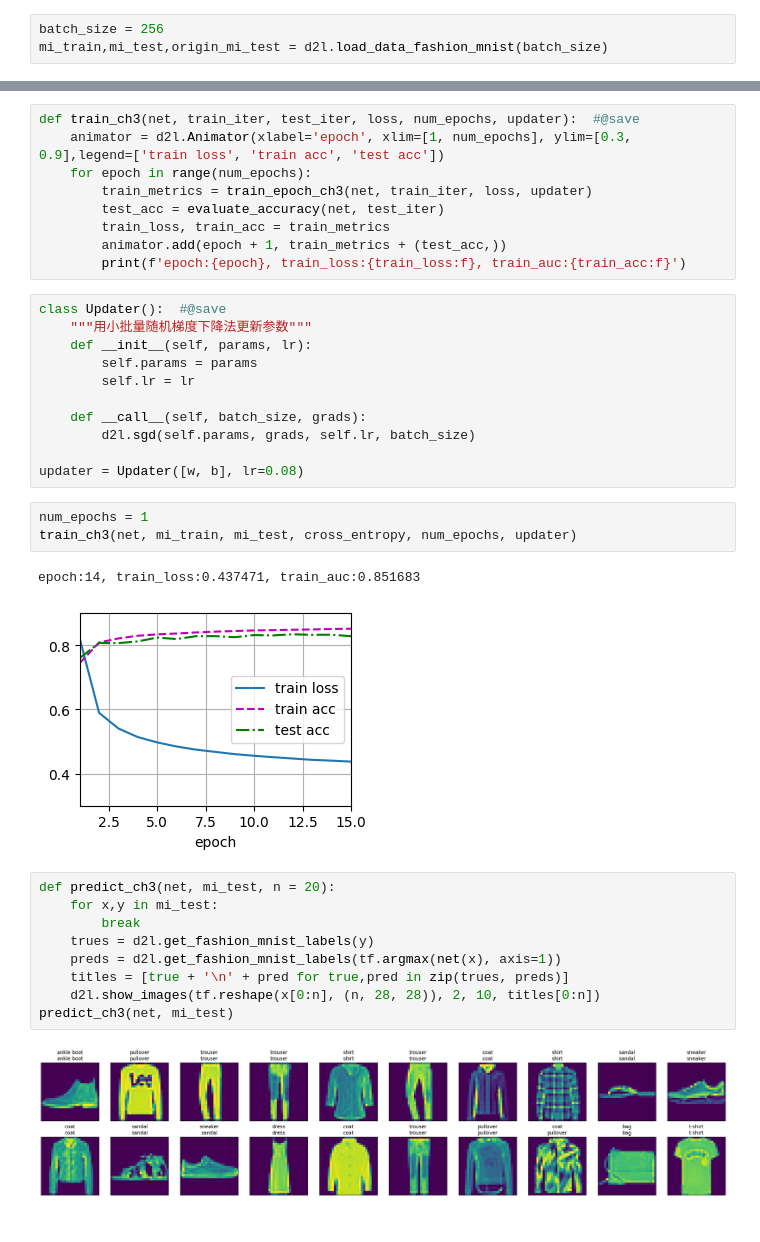
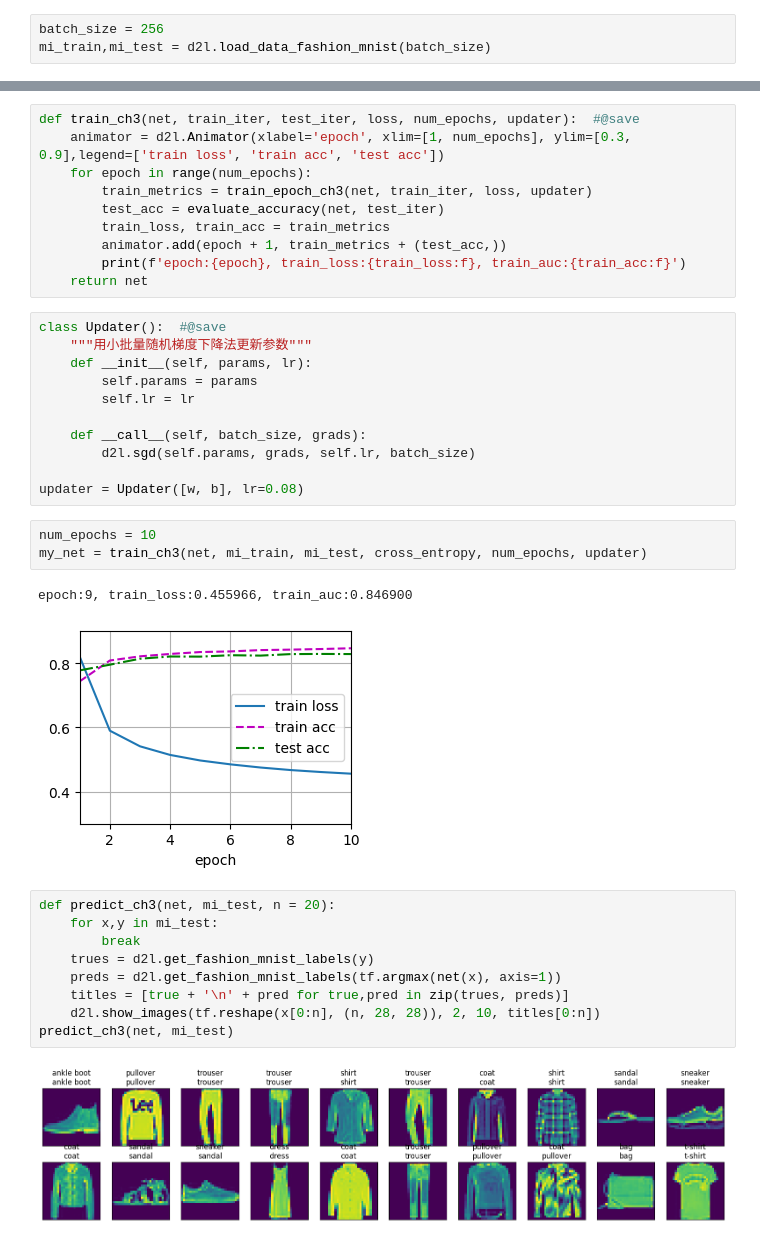
Before and after one commit to junhuster/machine-learning, a Jupyter notebook: tf-dev/d2l/jupyter/part_0/d2l_3_6.ipynb, the cells around one changed output, grey strips where cells are left out. Drawn from its saved outputs; the diff is of its cells as text.

```diff
--- a/tf-dev/d2l/jupyter/part_0/d2l_3_6.ipynb
+++ b/tf-dev/d2l/jupyter/part_0/d2l_3_6.ipynb
@@ -13,7 +13,7 @@ The autoreload extension is already loaded. To reload it, use:
 Memory growth enabled for PhysicalDevice(name='/physical_device:GPU:0', device_type='GPU'): True
 # %%
 batch_size = 256
-mi_train,mi_test,origin_mi_test = d2l.load_data_fashion_mnist(batch_size)
+mi_train,mi_test = d2l.load_data_fashion_mnist(batch_size)
 # %%
 num_inputs = 784
 num_outputs = 10
@@ -100,6 +100,7 @@ def train_ch3(net, train_iter, test_iter, loss, num_epochs, updater):  #@save
         train_loss, train_acc = train_metrics
         animator.add(epoch + 1, train_metrics + (test_acc,))
         print(f'epoch:{epoch}, train_loss:{train_loss:f}, train_auc:{train_acc:f}')
+    return net
 # %%
 class Updater():  #@save
     """用小批量随机梯度下降法更新参数"""
@@ -112,11 +113,11 @@ class Updater():  #@save
 
 updater = Updater([w, b], lr=0.08)
 # %%
-num_epochs = 1
-train_ch3(net, mi_train, mi_test, cross_entropy, num_epochs, updater)
+num_epochs = 10
+my_net = train_ch3(net, mi_train, mi_test, cross_entropy, num_epochs, updater)
 # %% [output]
-epoch:14, train_loss:0.437471, train_auc:0.851683
+epoch:9, train_loss:0.455966, train_auc:0.846900
-[figure, old version]
+[figure, new version]
 # %%
 def predict_ch3(net, mi_test, n = 20):
     for x,y in mi_test:
@@ -127,4 +128,4 @@ def predict_ch3(net, mi_test, n = 20):
     d2l.show_images(tf.reshape(x[0:n], (n, 28, 28)), 2, 10, titles[0:n])
 predict_ch3(net, mi_test)
 # %% [output]
-[figure, old version]
+[figure, new version]
```
Also changed, not shown: parts of 2 cells of this notebook, 6 other files.
